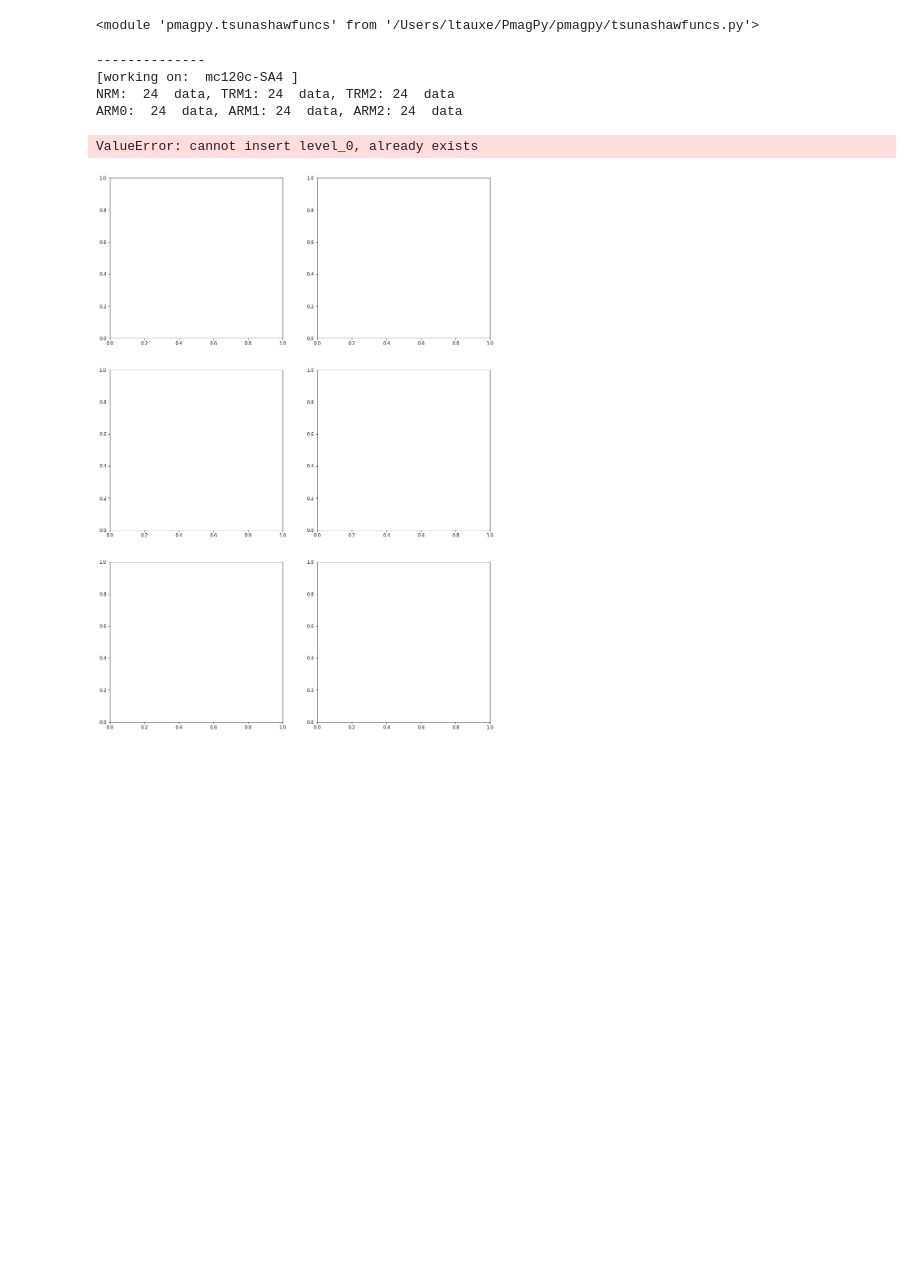
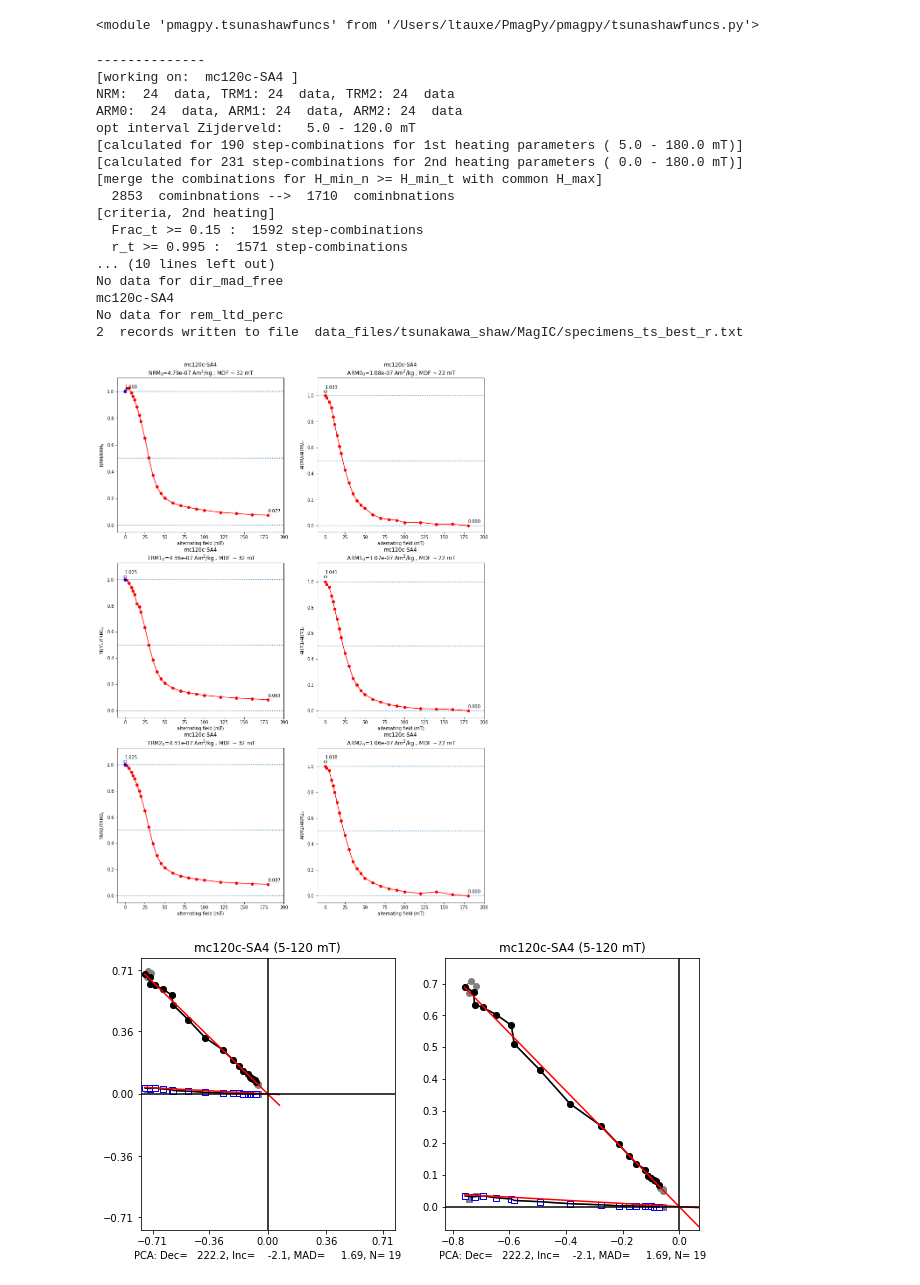
Before and after one commit to PmagPy/PmagPy, a Jupyter notebook: PmagPy_tsunakawa_shaw_analysis.ipynb, the cells around one changed output. Cells and saved outputs as stored; diff of their text form; code cells hidden in the pictures; blank space fills up the shorter version.

Commit message:
modified:   PmagPy_tsunakawa_shaw_analysis.ipynb 	modified:   pmagpy/tsunashawfuncs.py

```diff
--- a/PmagPy_tsunakawa_shaw_analysis.ipynb
+++ b/PmagPy_tsunakawa_shaw_analysis.ipynb
@@ -111,3 +110,5 @@ citations='na'
+# %%
+citations='This study'
 # %% [markdown]
 ### experimental condition
 # %%
@@ -336,7 +332,6 @@ cnt=1 # plot counter
 sidPars=[] # list of dictionaries for specimen intensity statistics
 stepRecs=[] # list of step wishes after optimization
 # %%
-reload (ts)
 ## step through the specimens
 ## for sid in ['SW01-01A-1_sun','SW01-02A-1_sun', 'SW01-03A-1_sun']:
 for sid in sids:
@@ -652,32 +647,45 @@ for sid in sids:
     ## data outtput for MagIC
     sidPars.append(sidpars_nrm)
     sidPars.append(sidpars_trm)
 
     ## record the step intervals
     if (step_wishes == False): stepRecs.append(steprec)
 
 ## concluding the analysis
 # data outtput for MagIC
 if(analysis == 'ordinary'):
     pmag.magic_write(MagIC_directory+'specimens_ts_ordinary.txt',sidPars,'specimens')
 if(analysis == 'best_reg'):
     pmag.magic_write(MagIC_directory+'specimens_ts_best_r.txt',sidPars,'specimens')
 if(analysis == 'best_krv'):
     pmag.magic_write(MagIC_directory+'specimens_ts_best_k.txt',sidPars,'specimens')
 # data outtput for private
 if(analysis == 'ordinary'):
     spec_prv_df.to_csv(csv_directory+'specimen_results_ordinary.csv',index=True)
 if(analysis == 'best_reg'):
     spec_prv_df.to_csv(csv_directory+'specimen_results_best_r.csv',index=True)
 if(analysis == 'best_krv'):
     spec_prv_df.to_csv(csv_directory+'specimen_results_best_k.csv',index=True)
 # data outtput for step intervals
 if (step_wishes == False):
     pd.DataFrame(stepRecs).to_csv(csv_directory+'steps_optimum.csv',index=None)
 # %% [output]
 --------------
 [working on:  mc120c-SA4 ]
 NRM:  24  data, TRM1: 24  data, TRM2: 24  data
 ARM0:  24  data, ARM1: 24  data, ARM2: 24  data
+opt interval Zijderveld:   5.0 - 120.0 mT
+[calculated for 190 step-combinations for 1st heating parameters ( 5.0 - 180.0 mT)]
+[calculated for 231 step-combinations for 2nd heating parameters ( 0.0 - 180.0 mT)]
+[merge the combinations for H_min_n >= H_min_t with common H_max]
+  2853  cominbnations -->  1710  cominbnations
+[criteria, 2nd heating]
+  Frac_t >= 0.15 :  1592 step-combinations
+  r_t >= 0.995 :  1571 step-combinations
+... (10 lines left out)
+No data for dir_mad_free
+mc120c-SA4
+No data for rem_ltd_perc
+2  records written to file  data_files/tsunakawa_shaw/MagIC/specimens_ts_best_r.txt
-ValueError: cannot insert level_0, already exists
-[figure, old version]
+[figure, new version]
+[figure, added]
```
Also changed, not shown: parts of 5 cells of this notebook, 1 other file.
